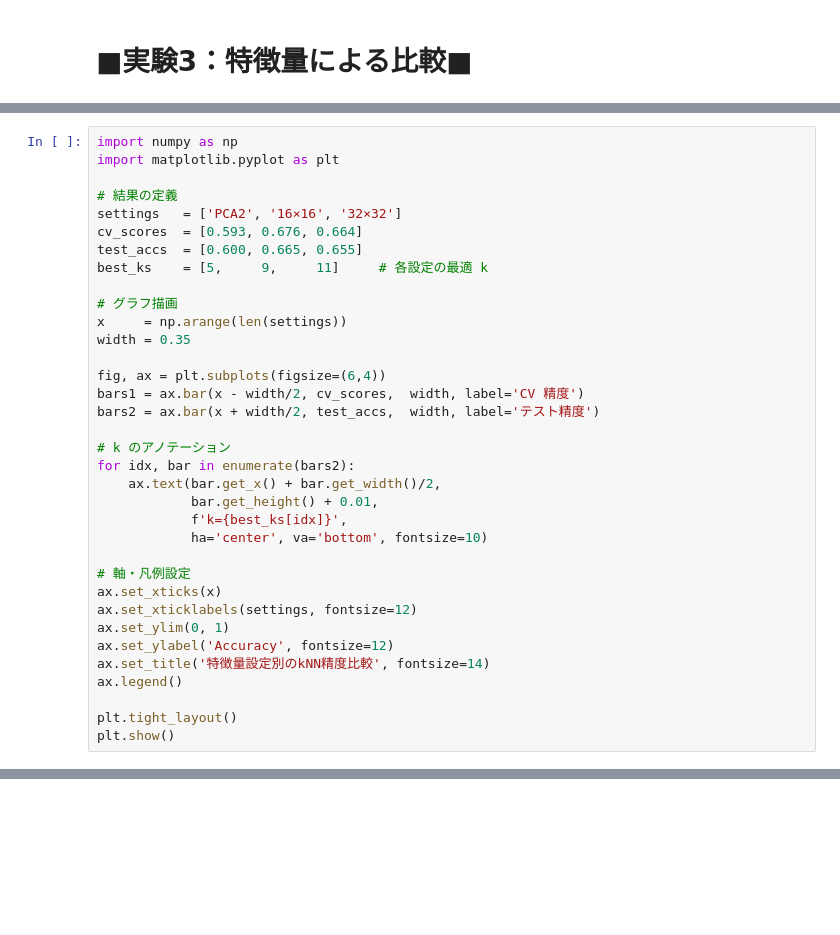
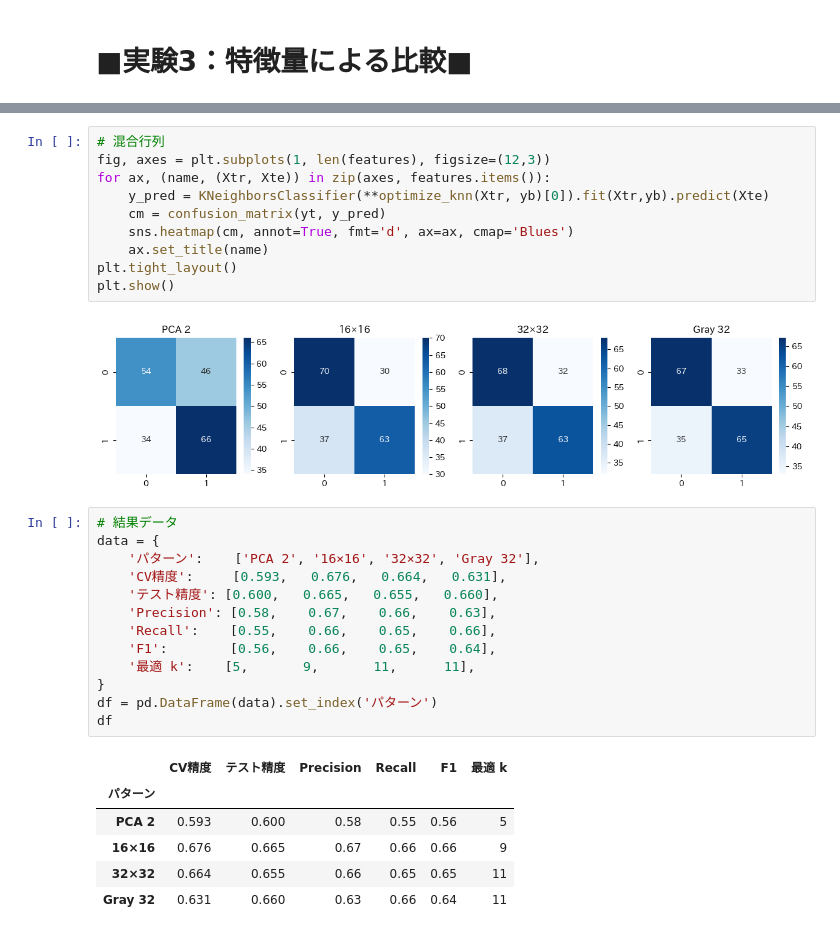
Before and after one commit to souldrive7/ECP, a Jupyter notebook: 教師あり学習課題‗村松先生.ipynb, the cells around one changed output, grey strips where cells are left out. Cells and saved outputs as stored; diff of their text form; blank space fills up the shorter version.

```diff
--- a/教師あり学習課題‗村松先生.ipynb
+++ b/教師あり学習課題‗村松先生.ipynb
@@ -294,35 +299,0 @@ PCA2: CV best {'n_neighbors': 5, 'weights': 'distance'}, CV=0.593, Test acc=0.60
-# %%
-import numpy as np
-import matplotlib.pyplot as plt
-
-# 結果の定義
-settings   = ['PCA2', '16×16', '32×32']
-cv_scores  = [0.593, 0.676, 0.664]
-test_accs  = [0.600, 0.665, 0.655]
-best_ks    = [5,     9,     11]     # 各設定の最適 k
-
-# グラフ描画
-x     = np.arange(len(settings))
-width = 0.35
-
-fig, ax = plt.subplots(figsize=(6,4))
-bars1 = ax.bar(x - width/2, cv_scores,  width, label='CV 精度')
-bars2 = ax.bar(x + width/2, test_accs,  width, label='テスト精度')
-
-# k のアノテーション
-for idx, bar in enumerate(bars2):
-    ax.text(bar.get_x() + bar.get_width()/2,
-            bar.get_height() + 0.01,
-            f'k={best_ks[idx]}',
-            ha='center', va='bottom', fontsize=10)
-
-# 軸・凡例設定
-ax.set_xticks(x)
-ax.set_xticklabels(settings, fontsize=12)
-ax.set_ylim(0, 1)
-ax.set_ylabel('Accuracy', fontsize=12)
-ax.set_title('特徴量設定別のkNN精度比較', fontsize=14)
-ax.legend()
-
-plt.tight_layout()
-plt.show()
@@ -382,0 +361,32 @@ weighted avg       0.68      0.68      0.68       200
+# %%
+# 混合行列
+fig, axes = plt.subplots(1, len(features), figsize=(12,3))
+for ax, (name, (Xtr, Xte)) in zip(axes, features.items()):
+    y_pred = KNeighborsClassifier(**optimize_knn(Xtr, yb)[0]).fit(Xtr,yb).predict(Xte)
+    cm = confusion_matrix(yt, y_pred)
+    sns.heatmap(cm, annot=True, fmt='d', ax=ax, cmap='Blues')
+    ax.set_title(name)
+plt.tight_layout()
+plt.show()
+# %% [output]
+[figure, added]
+# %%
+# 結果データ
+data = {
+    'パターン':    ['PCA 2', '16×16', '32×32', 'Gray 32'],
+    'CV精度':     [0.593,   0.676,   0.664,   0.631],
+    'テスト精度': [0.600,   0.665,   0.655,   0.660],
+    'Precision': [0.58,    0.67,    0.66,    0.63],
+    'Recall':    [0.55,    0.66,    0.65,    0.66],
+    'F1':        [0.56,    0.66,    0.65,    0.64],
+    '最適 k':    [5,       9,       11,      11],
+}
+df = pd.DataFrame(data).set_index('パターン')
+df
+# %% [output]
+|  | CV精度 | テスト精度 | Precision | Recall | F1 | 最適 k |
+| パターン |  |  |  |  |  |  |
+| PCA 2 | 0.593 | 0.600 | 0.58 | 0.55 | 0.56 | 5 |
+| 16×16 | 0.676 | 0.665 | 0.67 | 0.66 | 0.66 | 9 |
+| 32×32 | 0.664 | 0.655 | 0.66 | 0.65 | 0.65 | 11 |
+| Gray 32 | 0.631 | 0.660 | 0.63 | 0.66 | 0.64 | 11 |
```
Also changed, not shown: parts of 25 cells of this notebook.
